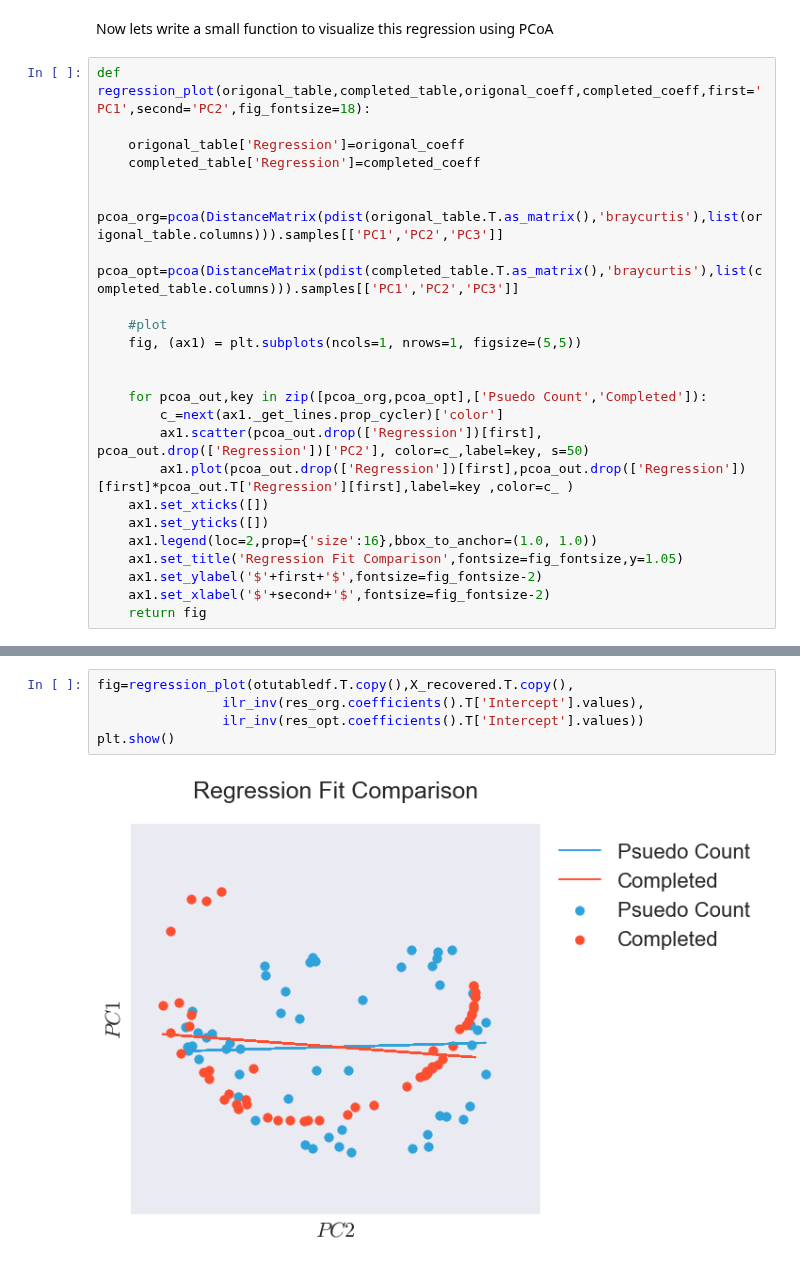
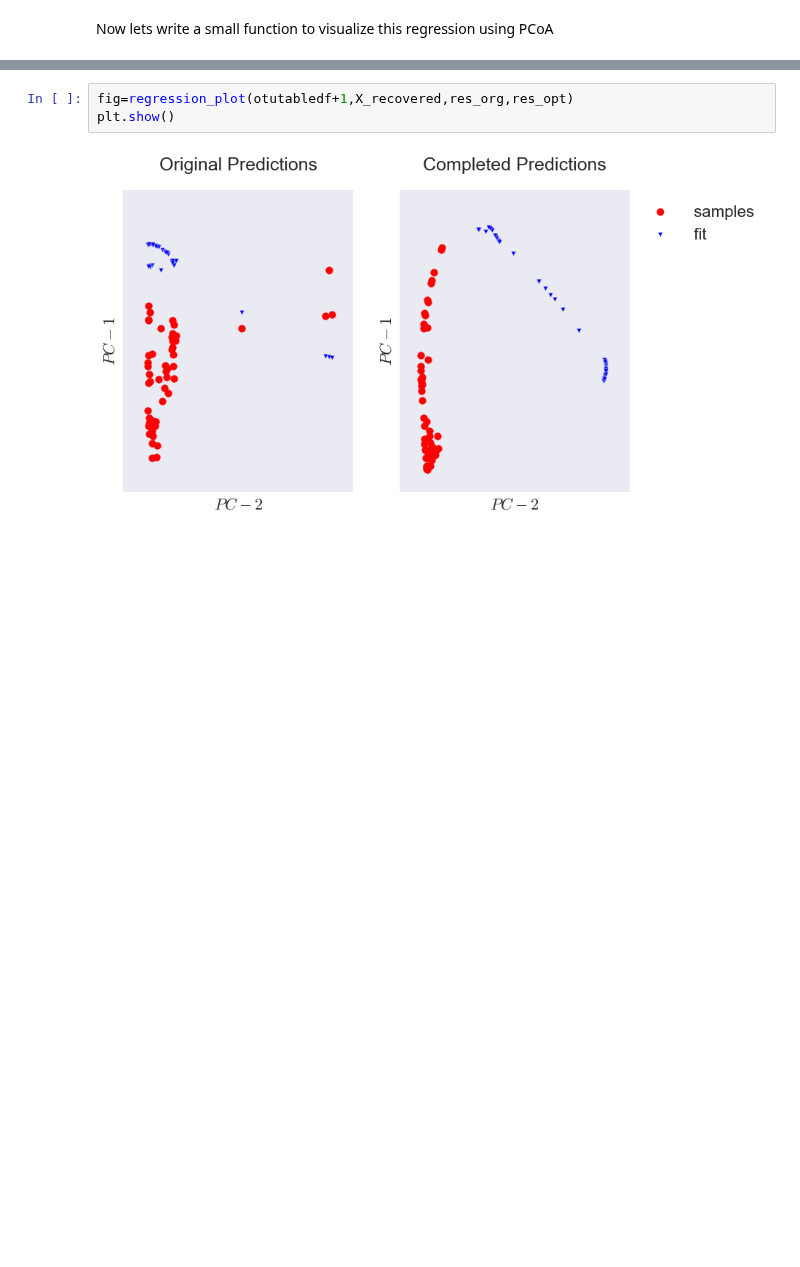
Before and after one commit to biocore/DEICODE, a Jupyter notebook: Examples/infant_biom.ipynb, the cells around one changed output, grey strips where cells are left out. Saved outputs shown, nothing was run; the diff lists cells and outputs as text; blank space fills up the shorter version.

Commit message:
update infant regression figure

```diff
--- a/Examples/infant_biom.ipynb
+++ b/Examples/infant_biom.ipynb
@@ -226,26 +228,2 @@ cv_opt
 # %% [markdown]
 Now lets write a small function to visualize this regression using PCoA
-# %%
-def regression_plot(origonal_table,completed_table,origonal_coeff,completed_coeff,first='PC1',second='PC2',fig_fontsize=18):
-
-    origonal_table['Regression']=origonal_coeff
-    completed_table['Regression']=completed_coeff
-
-    pcoa_org=pcoa(DistanceMatrix(pdist(origonal_table.T.as_matrix(),'braycurtis'),list(origonal_table.columns))).samples[['PC1','PC2','PC3']]
-    pcoa_opt=pcoa(DistanceMatrix(pdist(completed_table.T.as_matrix(),'braycurtis'),list(completed_table.columns))).samples[['PC1','PC2','PC3']]
-
-    #plot
-    fig, (ax1) = plt.subplots(ncols=1, nrows=1, figsize=(5,5))
-
-
-    for pcoa_out,key in zip([pcoa_org,pcoa_opt],['Psuedo Count','Completed']):
-        c_=next(ax1._get_lines.prop_cycler)['color']
-        ax1.scatter(pcoa_out.drop(['Regression'])[first], pcoa_out.drop(['Regression'])['PC2'], color=c_,label=key, s=50)
-        ax1.plot(pcoa_out.drop(['Regression'])[first],pcoa_out.drop(['Regression'])[first]*pcoa_out.T['Regression'][first],label=key ,color=c_ )
-    ax1.set_xticks([])
-    ax1.set_yticks([])
-    ax1.legend(loc=2,prop={'size':16},bbox_to_anchor=(1.0, 1.0))
-    ax1.set_title('Regression Fit Comparison',fontsize=fig_fontsize,y=1.05)
-    ax1.set_ylabel('$'+first+'$',fontsize=fig_fontsize-2)
-    ax1.set_xlabel('$'+second+'$',fontsize=fig_fontsize-2)
-    return fig
@@ -252,7 +289,5 @@ def regression_plot(origonal_table,completed_table,origonal_coeff,completed_coef
 # %%
-fig=regression_plot(otutabledf.T.copy(),X_recovered.T.copy(),
-                ilr_inv(res_org.coefficients().T['Intercept'].values),
-                ilr_inv(res_opt.coefficients().T['Intercept'].values))
+fig=regression_plot(otutabledf+1,X_recovered,res_org,res_opt)
 plt.show()
 # %% [output]
-[figure, old version]
+[figure, new version]
```
Also changed, not shown: parts of 3 cells of this notebook.
